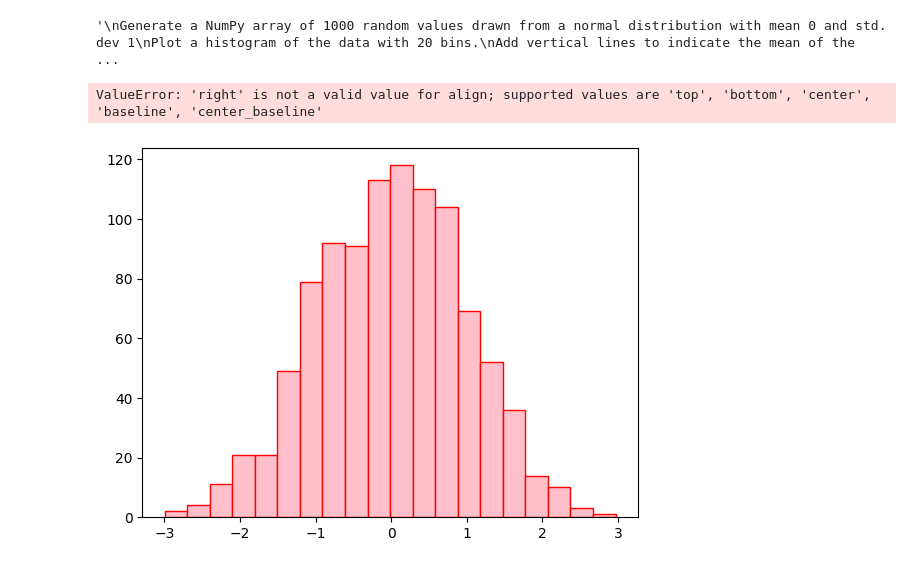
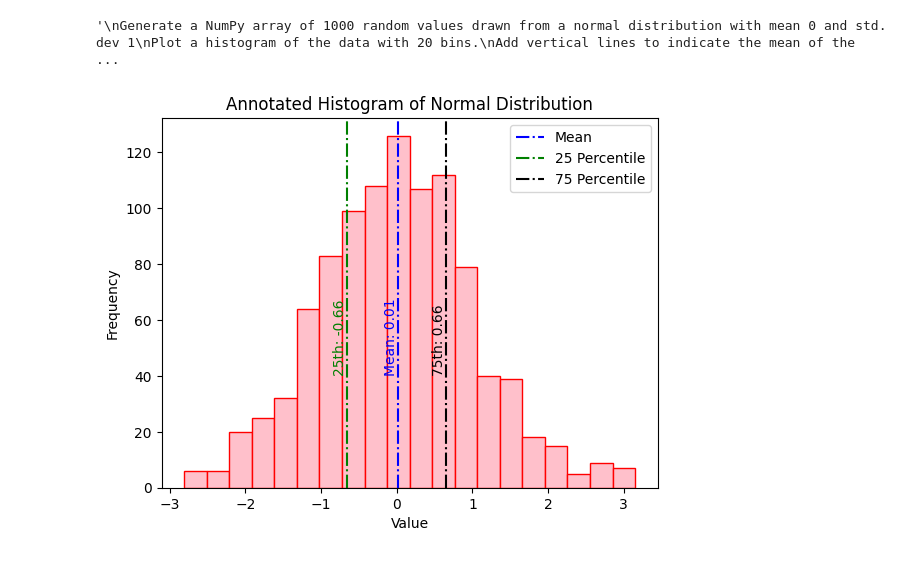
Before and after one commit to aditya161205/Data-DaVinci, a Jupyter notebook: Week 0/Python-Libraries/Matplotlib/matplotlib_basics.ipynb, the cells around one changed output. Saved outputs shown, nothing was run; the diff lists cells and outputs as text; code cells hidden in the pictures.

```diff
--- a/Week 0/Python-Libraries/Matplotlib/matplotlib_basics.ipynb
+++ b/Week 0/Python-Libraries/Matplotlib/matplotlib_basics.ipynb
@@ -215,25 +215,29 @@ Customize the visualization (light pink colour scheme, titles, labels, legend).
 # %% [output]
 '\nGenerate a NumPy array of 1000 random values drawn from a normal distribution with mean 0 and std. dev 1\nPlot a histogram of the data with 20 bins.\nAdd vertical lines to indicate the mean of the  ...
 # %%
-plt.figure(figsize=(40,20))
+
 plt.hist(ndist, bins=20, color="pink", edgecolor="red")
 
 mean = np.mean(ndist)
 per_25 = np.percentile(ndist, 25)
 per_75 = np.percentile(ndist, 75)
 
-plt.text(mean, 40, f"Mean: {mean:.2f}", color="blue", rotation=90, ha="center", va="right")
-plt.text(per_25, 40, f"25th: {per_25:.2f}", color="green", rotation=90, ha="center", va="right")
-plt.text(per_75, 40, f"75th: {per_75:.2f}", color="orange", rotation=90, ha="center", va="right")
+plt.axvline(mean, color="blue", linestyle="-.", label="Mean")
+plt.axvline(per_25, color="green", linestyle="-.", label="25 Percentile")
+plt.axvline(per_75, color="black", linestyle="-.", label="75 Percentile")
+
+
+plt.text(mean, 40, f"Mean: {mean:.2f}", color="blue", rotation=90, ha="right", va="bottom")
+plt.text(per_25, 40, f"25th: {per_25:.2f}", color="green", rotation=90, ha="right", va="bottom")
+plt.text(per_75, 40, f"75th: {per_75:.2f}", color="black", rotation=90, ha="right", va="bottom")
 
 
 plt.xlabel("Value")
 plt.ylabel("Frequency")
 plt.title("Annotated Histogram of Normal Distribution")
 plt.legend()
 
 # Show the plot
 plt.show()
 # %% [output]
-ValueError: 'right' is not a valid value for align; supported values are 'top', 'bottom', 'center', 'baseline', 'center_baseline'
-[figure, old version]
+[figure, new version]
```
Also changed, not shown: parts of 1 cell of this notebook, 2 other files.
